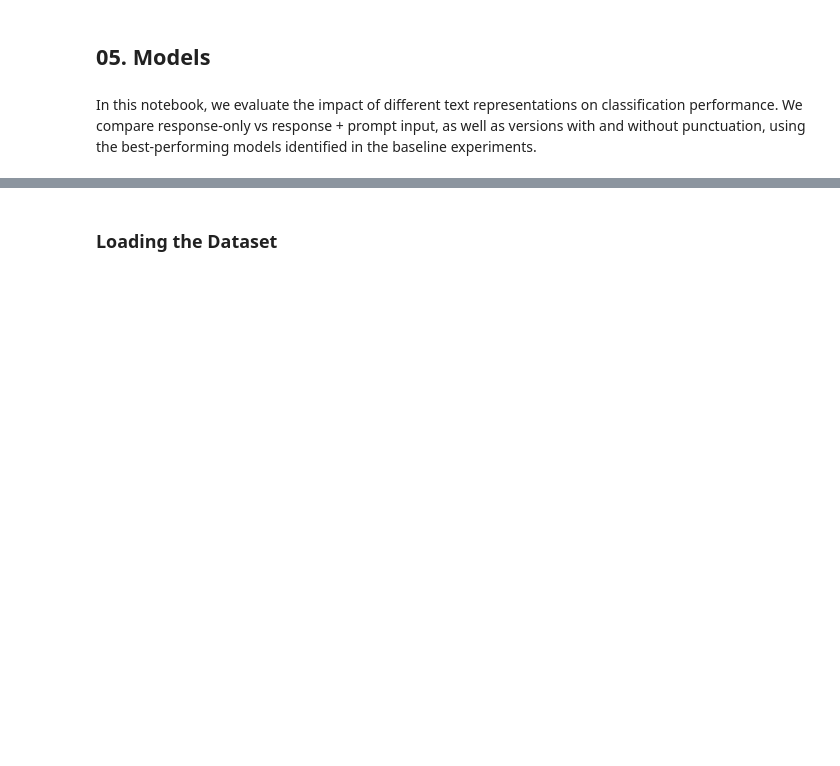
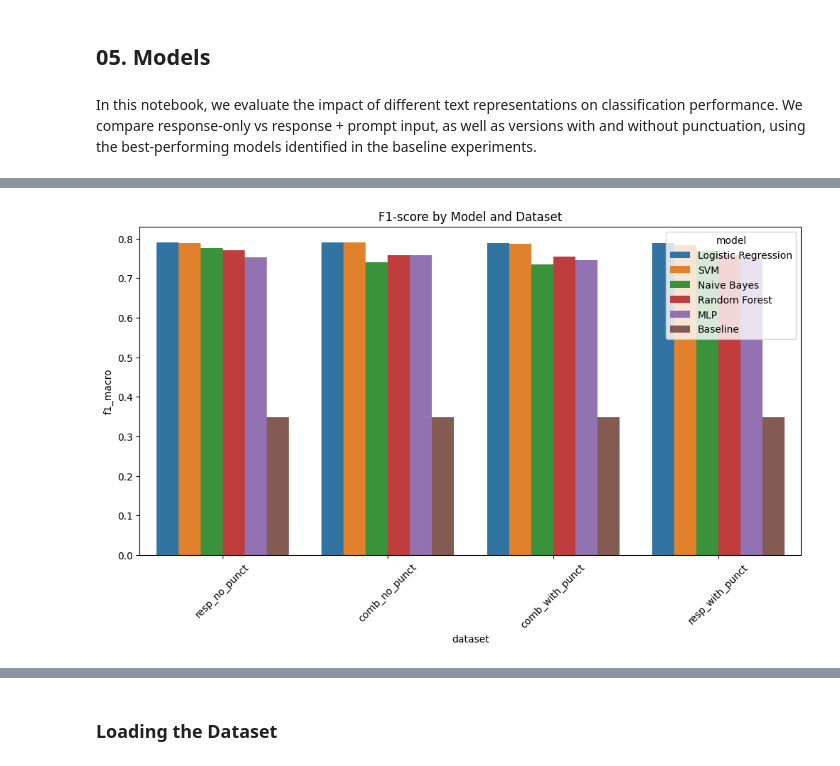
Before and after one commit to carolinapires03/NLP-project1, a Jupyter notebook: notebooks/05.Models.ipynb, the cells around one changed output, grey strips where cells are left out. Cells and saved outputs as stored; diff of their text form; code cells hidden in the pictures; blank space fills up the shorter version.

Commit message:
Models Comparison

```diff
--- a/notebooks/05.Models.ipynb
+++ b/notebooks/05.Models.ipynb
@@ -12,0 +19,4 @@ We compare response-only vs response + prompt input, as well as versions with an
+# %%
+results_df = pd.read_csv("../results/model_results.csv")
+
+results_df.head()
@@ -12,0 +62,15 @@ We compare response-only vs response + prompt input, as well as versions with an
+# %%
+plt.figure(figsize=(12,6))
+
+sns.barplot(
+    data=results_df,
+    x="dataset",
+    y="f1_macro",
+    hue="model"
+)
+
+plt.title("F1-score by Model and Dataset")
+plt.xticks(rotation=45)
+plt.show()
+# %% [output]
+[figure, added]
```
Also changed, not shown: parts of 16 cells of this notebook.
